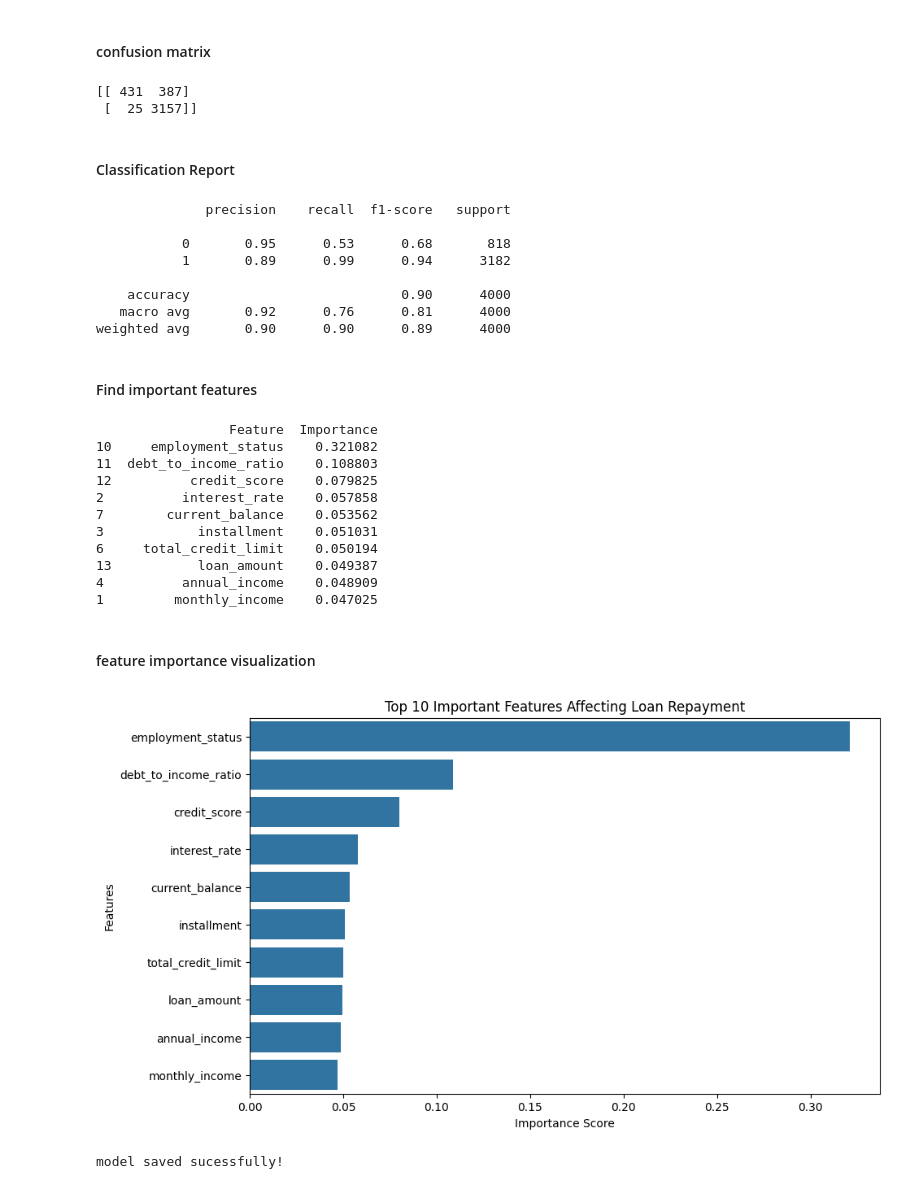
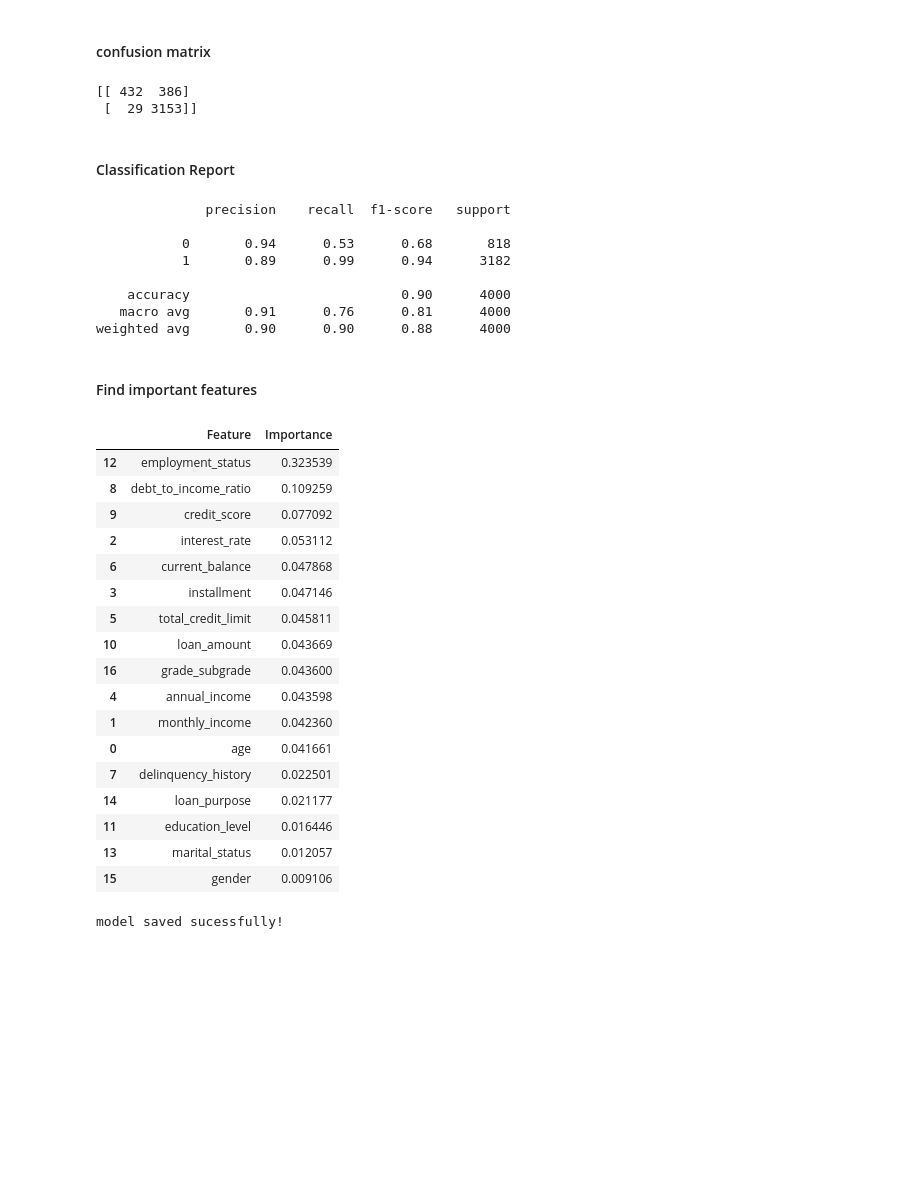
Before and after one commit to nadendlachandrakalavathi-cmd/major_project, a Jupyter notebook: ml_customer_Risk_prediction.ipynb, the cells around one changed output. Drawn from its saved outputs; the diff is of its cells as text; code cells hidden in the pictures; blank space fills up the shorter version.

```diff
--- a/ml_customer_Risk_prediction.ipynb
+++ b/ml_customer_Risk_prediction.ipynb
@@ -17,7 +17,13 @@ features = [
     "delinquency_history",
     "debt_to_income_ratio",
     "credit_score",
-    "loan_amount"
+    "loan_amount",
+    "education_level",
+    "employment_status",
+    "marital_status",
+    "loan_purpose",
+    "gender",
+    "grade_subgrade"
 ]
 # %% [markdown]
 #### difine Features and Target
@@ -33,7 +35,7 @@ x_scaled = scale.fit_transform(x)
 #### Split Data
 # %%
 from sklearn.model_selection import train_test_split
-x_train,x_test,y_train,y_test=train_test_split(x_scaled,y,test_size=0.20,random_state=42)
+x_train,x_test,y_train,y_test=train_test_split(x,y,test_size=0.20,random_state=42)
 # %% [markdown]
 #### Train the model
 # %%
@@ -61,8 +63,8 @@ from sklearn.metrics import confusion_matrix
 cm = confusion_matrix(y_test,y_pred)
 print(cm)
 # %% [output]
-[[ 431  387]
- [  25 3157]]
+[[ 432  386]
+ [  29 3153]]
 # %% [markdown]
 #### Classification Report
 # %%
@@ -72,59 +74,40 @@ print(cr)
 # %% [output]
               precision    recall  f1-score   support
 
-           0       0.95      0.53      0.68       818
+           0       0.94      0.53      0.68       818
            1       0.89      0.99      0.94      3182
 
     accuracy                           0.90      4000
-   macro avg       0.92      0.76      0.81      4000
-weighted avg       0.90      0.90      0.89      4000
+   macro avg       0.91      0.76      0.81      4000
+weighted avg       0.90      0.90      0.88      4000
 # %% [markdown]
 #### Find important features
 # %%
-importance = pd.DataFrame({
+feature_importance = pd.DataFrame({
     "Feature": x.columns,
     "Importance": model.feature_importances_
 })
 
-importance = importance.sort_values(
-    by="Importance",
-    ascending=False
-)
-
-print(importance.head( 10))
+feature_importance.sort_values(by="Importance", ascending=False)
 # %% [output]
-                 Feature  Importance
-10     employment_status    0.321082
-11  debt_to_income_ratio    0.108803
-12          credit_score    0.079825
-2          interest_rate    0.057858
-7        current_balance    0.053562
-3            installment    0.051031
-6     total_credit_limit    0.050194
-13           loan_amount    0.049387
-4          annual_income    0.048909
-1         monthly_income    0.047025
+|  | Feature | Importance |
+| 12 | employment_status | 0.323539 |
+| 8 | debt_to_income_ratio | 0.109259 |
+| 9 | credit_score | 0.077092 |
+| 2 | interest_rate | 0.053112 |
+| 6 | current_balance | 0.047868 |
+| 3 | installment | 0.047146 |
+| 5 | total_credit_limit | 0.045811 |
+| 10 | loan_amount | 0.043669 |
+| 16 | grade_subgrade | 0.043600 |
+| 4 | annual_income | 0.043598 |
+| 1 | monthly_income | 0.042360 |
+| 0 | age | 0.041661 |
+| 7 | delinquency_history | 0.022501 |
+| 14 | loan_purpose | 0.021177 |
+| 11 | education_level | 0.016446 |
+| 13 | marital_status | 0.012057 |
+| 15 | gender | 0.009106 |
-# %% [markdown]
-#### feature importance visualization
-# %%
-import matplotlib.pyplot as plt
-import seaborn as sns
-
-plt.figure(figsize=(10,6))
-
-sns.barplot(
-    data=importance.head(10),
-    x="Importance",
-    y="Feature"
-)
-
-plt.title("Top 10 Important Features Affecting Loan Repayment")
-plt.xlabel("Importance Score")
-plt.ylabel("Features")
-
-plt.show()
-# %% [output]
-[figure, removed]
 # %%
 import joblib
 joblib.dump(model,"loan_model.pkl")
```
Also changed, not shown: parts of 2 cells of this notebook.
